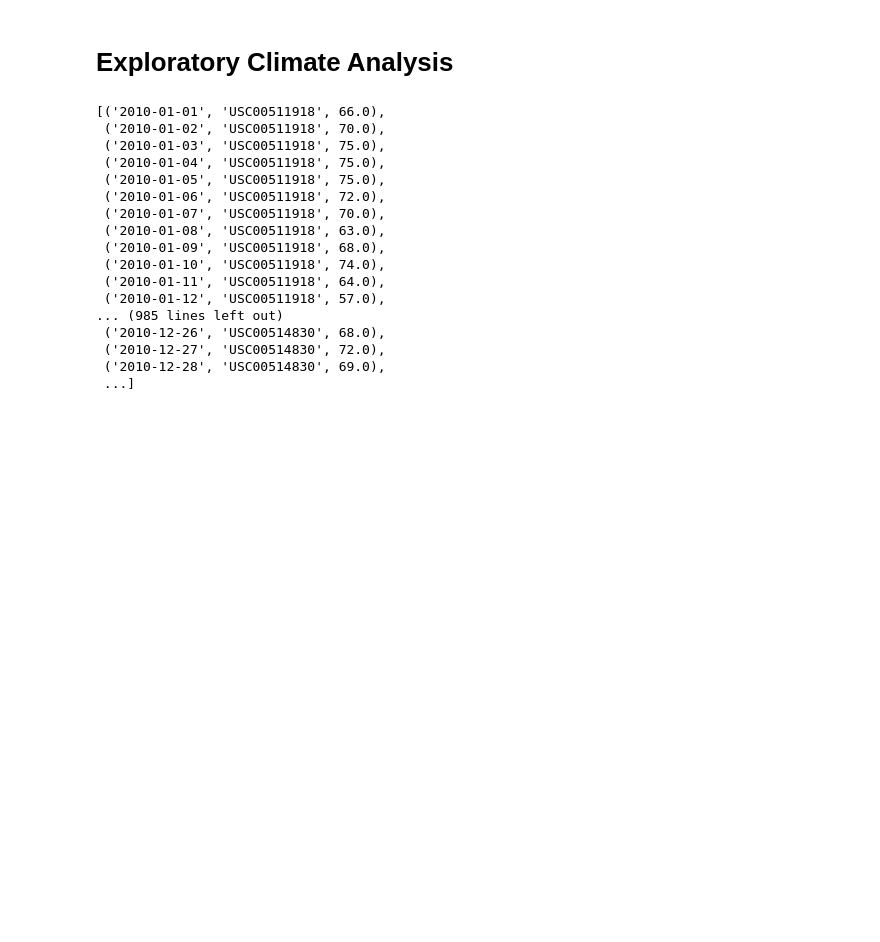
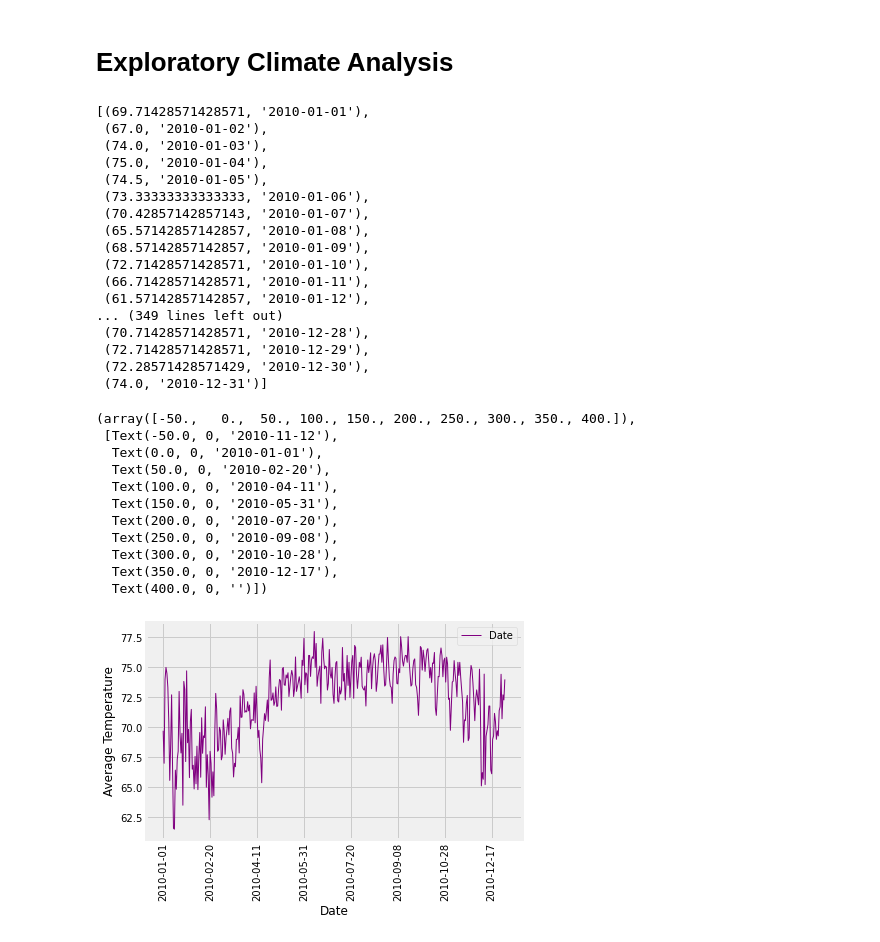
Before and after one commit to jvolosin/new-sql_alchemy, a Jupyter notebook: climate_starter_new.ipynb, the cells around one changed output. Saved outputs shown, nothing was run; the diff lists cells and outputs as text; code cells hidden in the pictures; blank space fills up the shorter version.

Commit message:
creating and formatting line chart

```diff
--- a/climate_starter_new.ipynb
+++ b/climate_starter_new.ipynb
@@ -52,32 +52,51 @@ session = Session(engine)
 #I just looked at csv to see what the first available year was, not sure if I was supposed to do something else with that?
 
 
-
-first_yr_avg_temp = session.query(Measurement.date, Measurement.station, func.avg(Measurement.tobs)).\
+first_yr_avg_temp = session.query(func.avg(Measurement.tobs), Measurement.date).\
     filter(func.strftime("%Y", Measurement.date) == "2010").\
-    group_by(Measurement.station, Measurement.date).all()
+    group_by(Measurement.date).all()
 
 first_yr_avg_temp
 # %% [output]
-[('2010-01-01', 'USC00511918', 66.0),
- ('2010-01-02', 'USC00511918', 70.0),
- ('2010-01-03', 'USC00511918', 75.0),
- ('2010-01-04', 'USC00511918', 75.0),
- ('2010-01-05', 'USC00511918', 75.0),
- ('2010-01-06', 'USC00511918', 72.0),
- ('2010-01-07', 'USC00511918', 70.0),
- ('2010-01-08', 'USC00511918', 63.0),
- ('2010-01-09', 'USC00511918', 68.0),
- ('2010-01-10', 'USC00511918', 74.0),
- ('2010-01-11', 'USC00511918', 64.0),
- ('2010-01-12', 'USC00511918', 57.0),
-... (985 lines left out)
- ('2010-12-26', 'USC00514830', 68.0),
- ('2010-12-27', 'USC00514830', 72.0),
- ('2010-12-28', 'USC00514830', 69.0),
- ...]
+[(69.71428571428571, '2010-01-01'),
+ (67.0, '2010-01-02'),
+ (74.0, '2010-01-03'),
+ (75.0, '2010-01-04'),
+ (74.5, '2010-01-05'),
+ (73.33333333333333, '2010-01-06'),
+ (70.42857142857143, '2010-01-07'),
+ (65.57142857142857, '2010-01-08'),
+ (68.57142857142857, '2010-01-09'),
+ (72.71428571428571, '2010-01-10'),
+ (66.71428571428571, '2010-01-11'),
+ (61.57142857142857, '2010-01-12'),
+... (349 lines left out)
+ (70.71428571428571, '2010-12-28'),
+ (72.71428571428571, '2010-12-29'),
+ (72.28571428571429, '2010-12-30'),
+ (74.0, '2010-12-31')]
 # %%
 #Using pandas or matplotlib, create a well-designed line chart with this information.
+
+
+first_yr_avg_temp_df = pd.DataFrame(first_yr_avg_temp, columns = ['Average', 'Date'])
+first_yr_avg_temp_df.head()
+
+first_yr_avg_temp_df.plot.line(x = 'Date', label = 'Date', y = 'Average', ylabel = 'Average Temperature', linewidth=1, color = 'purple')
+plt.xticks(rotation=90)
+# %% [output]
+(array([-50.,   0.,  50., 100., 150., 200., 250., 300., 350., 400.]),
+ [Text(-50.0, 0, '2010-11-12'),
+  Text(0.0, 0, '2010-01-01'),
+  Text(50.0, 0, '2010-02-20'),
+  Text(100.0, 0, '2010-04-11'),
+  Text(150.0, 0, '2010-05-31'),
+  Text(200.0, 0, '2010-07-20'),
+  Text(250.0, 0, '2010-09-08'),
+  Text(300.0, 0, '2010-10-28'),
+  Text(350.0, 0, '2010-12-17'),
+  Text(400.0, 0, '')])
+[figure, added]
 # %%
 ### Station Analysis
 
```
